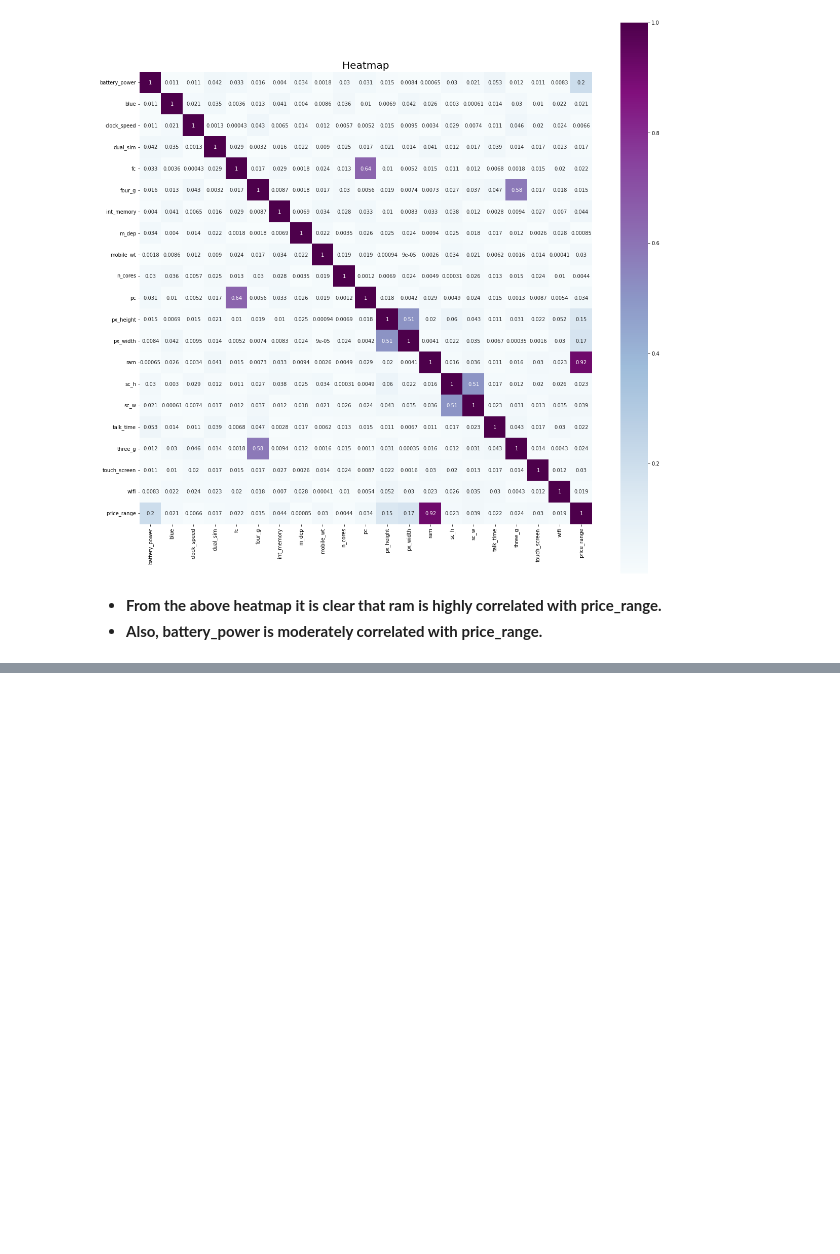
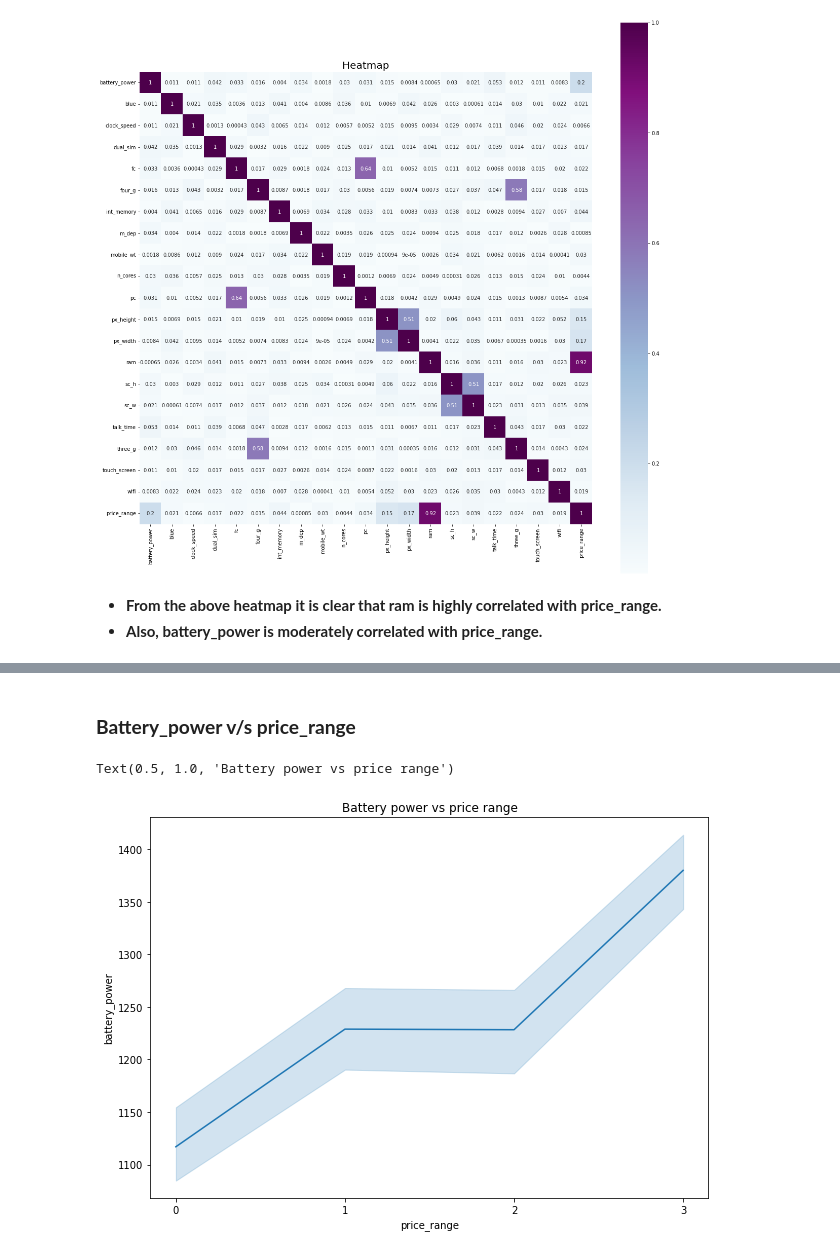
Before and after one commit to PuroshotamSingh/Mobile-Price-Range-Prediction, a Jupyter notebook: Mobile_Price_Range_Prediction_Puroshotam_Singh_Capstone_Project_3.ipynb, the cells around one changed output, grey strips where cells are left out. Cells and saved outputs as stored; diff of their text form; code cells hidden in the pictures; blank space fills up the shorter version.

```diff
--- a/Mobile_Price_Range_Prediction_Puroshotam_Singh_Capstone_Project_3.ipynb
+++ b/Mobile_Price_Range_Prediction_Puroshotam_Singh_Capstone_Project_3.ipynb
@@ -442,0 +496,13 @@ Text(0.5, 1.0, 'Heatmap')
+# %% [markdown]
+### **Battery_power v/s price_range**
+# %%
+# Visualizing price range with battery power using lineplot
+
+plt.figure(figsize=(10,7))
+xtick=[0,1,2,3]
+plt.xticks(xtick)
+sns.lineplot(x='price_range',y='battery_power',data=df)
+plt.title('Battery power vs price range')
+# %% [output]
+Text(0.5, 1.0, 'Battery power vs price range')
+[figure, added]
```
Also changed, not shown: parts of 15 cells of this notebook.
